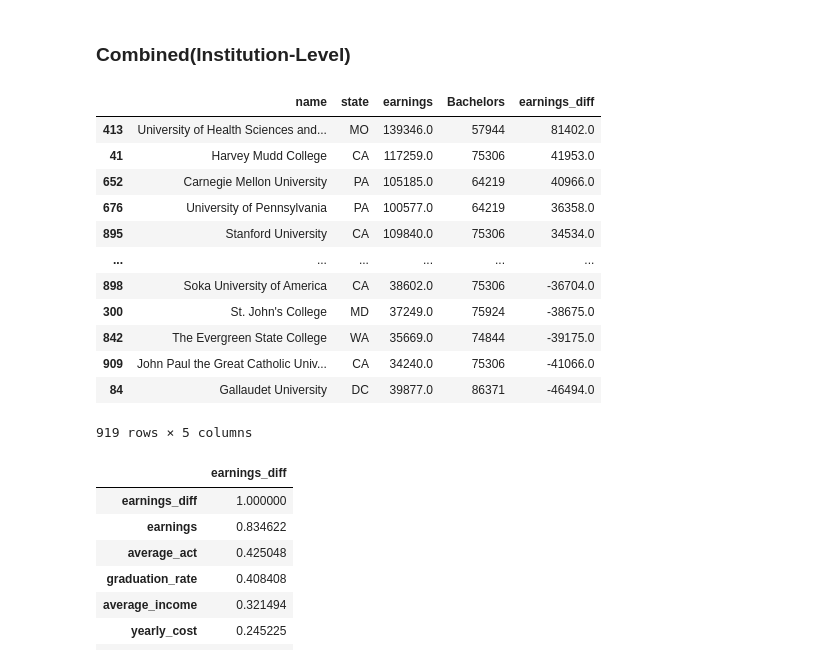
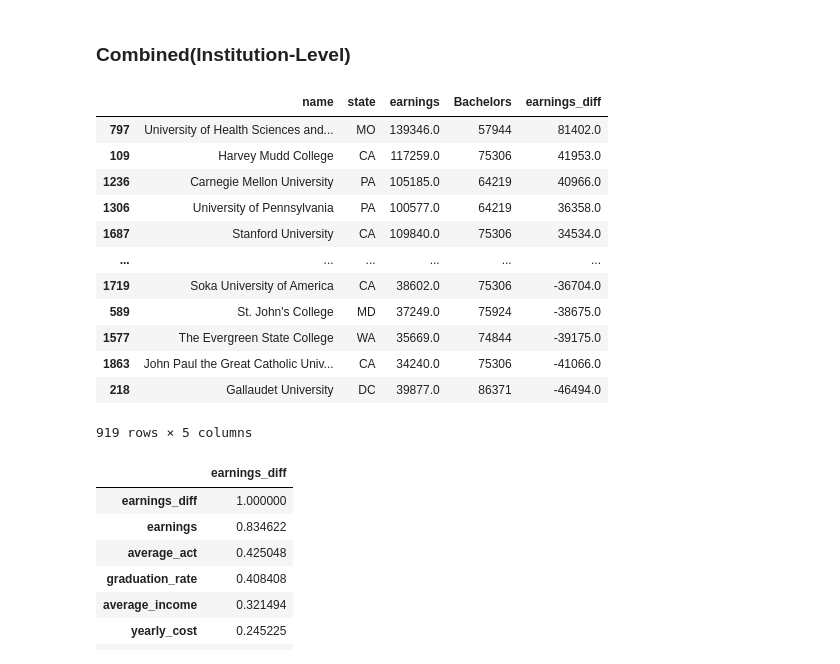
Before and after one commit to rachel1234561/ds2002project, a Jupyter notebook: analysis_viz.ipynb, the cells around one changed output. Cells and saved outputs as stored; diff of their text form; code cells hidden in the pictures.

```diff
--- a/analysis_viz.ipynb
+++ b/analysis_viz.ipynb
@@ -153,32 +142,31 @@ R= 0.9238465231393022
 # %% [markdown]
 ### **Combined(Institution-Level)**
-# %%
-earnings_edu.reset_index(inplace=True)
 # %%
 #Reformat earnings dataframe to prepare for merge
+earnings_edu.reset_index()
 earnings_edu=earnings_edu.rename(columns={'State':'state'})
 earnings_edu['state']=['AL','AK','AZ','AR','CA','CO','CT','DE','DC','FL','GA','HI',
 'ID','IL','IN','IA','KS','KY','LA','ME','MD','MA','MI','MN','MS','MO','MT','NE',
 'NV','NH','NJ','NM','NY','NC','ND','OH','OK','OR','PA','RI','SC','SD','TN','TX',
 'UT','VT','VA','WA','WV','WI','WY','PR']
 merged=pd.merge(data,earnings_edu,on='state')
 #Calculate new column comparing institution earnings to state Bachelors earnings
 merged['earnings_diff']=merged['earnings']-merged['Bachelors']
 merged=merged.dropna()
 merged[['name','state','earnings','Bachelors','earnings_diff']].sort_values(by='earnings_diff',ascending=False)
 # %% [output]
 |  | name | state | earnings | Bachelors | earnings_diff |
-| 413 | University of Health Sciences and... | MO | 139346.0 | 57944 | 81402.0 |
-| 41 | Harvey Mudd College | CA | 117259.0 | 75306 | 41953.0 |
-| 652 | Carnegie Mellon University | PA | 105185.0 | 64219 | 40966.0 |
-| 676 | University of Pennsylvania | PA | 100577.0 | 64219 | 36358.0 |
-| 895 | Stanford University | CA | 109840.0 | 75306 | 34534.0 |
+| 797 | University of Health Sciences and... | MO | 139346.0 | 57944 | 81402.0 |
+| 109 | Harvey Mudd College | CA | 117259.0 | 75306 | 41953.0 |
+| 1236 | Carnegie Mellon University | PA | 105185.0 | 64219 | 40966.0 |
+| 1306 | University of Pennsylvania | PA | 100577.0 | 64219 | 36358.0 |
+| 1687 | Stanford University | CA | 109840.0 | 75306 | 34534.0 |
 | ... | ... | ... | ... | ... | ... |
-| 898 | Soka University of America | CA | 38602.0 | 75306 | -36704.0 |
-| 300 | St. John's College | MD | 37249.0 | 75924 | -38675.0 |
-| 842 | The Evergreen State College | WA | 35669.0 | 74844 | -39175.0 |
-| 909 | John Paul the Great Catholic Univ... | CA | 34240.0 | 75306 | -41066.0 |
-| 84 | Gallaudet University | DC | 39877.0 | 86371 | -46494.0 |
+| 1719 | Soka University of America | CA | 38602.0 | 75306 | -36704.0 |
+| 589 | St. John's College | MD | 37249.0 | 75924 | -38675.0 |
+| 1577 | The Evergreen State College | WA | 35669.0 | 74844 | -39175.0 |
+| 1863 | John Paul the Great Catholic Univ... | CA | 34240.0 | 75306 | -41066.0 |
+| 218 | Gallaudet University | DC | 39877.0 | 86371 | -46494.0 |
 919 rows × 5 columns
 # %%
 #Identify correlations between variables and earnings difference
```
Also changed, not shown: parts of 7 cells of this notebook.
